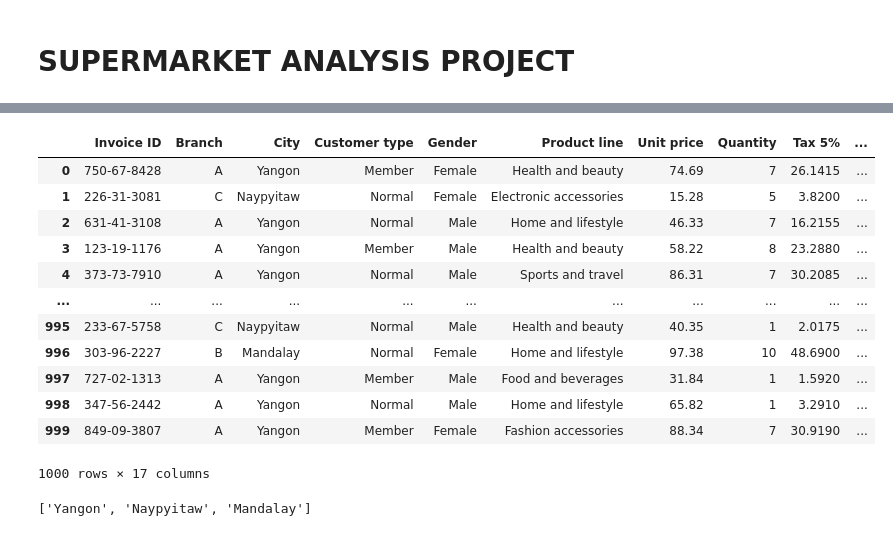
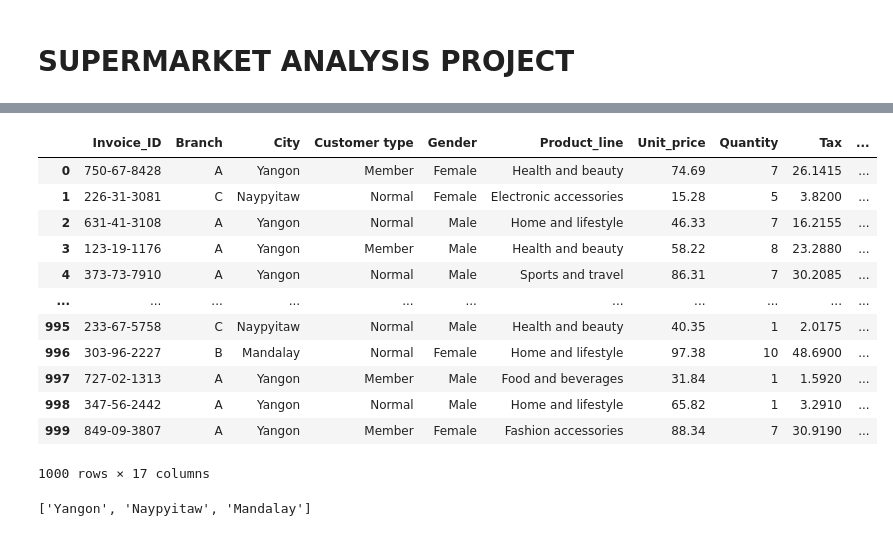
Before and after one commit to Abdihalim112/Supermarket-Sales-Data-analysis, a Jupyter notebook: Supermarket analysis project.ipynb, the cells around one changed output, grey strips where cells are left out. Drawn from its saved outputs; the diff is of its cells as text; code cells hidden in the pictures.

```diff
--- a/Supermarket analysis project.ipynb
+++ b/Supermarket analysis project.ipynb
@@ -13,10 +13,10 @@ Note: you may need to restart the kernel to use updated packages.
 # %%
 import pandas as pd
 # %%
-mydata = pd.read_csv("supermarket_sales - Sheet1.csv")
+mydata = pd.read_csv("supermarket_sales.csv")
 mydata
 # %% [output]
-|  | Invoice ID | Branch | City | Customer type | Gender | Product line | Unit price | Quantity | Tax 5% | ... |
+|  | Invoice_ID | Branch | City | Customer type | Gender | Product_line | Unit_price | Quantity | Tax | ... |
 | 0 | 750-67-8428 | A | Yangon | Member | Female | Health and beauty | 74.69 | 7 | 26.1415 | ... |
 | 1 | 226-31-3081 | C | Naypyitaw | Normal | Female | Electronic accessories | 15.28 | 5 | 3.8200 | ... |
 | 2 | 631-41-3108 | A | Yangon | Normal | Male | Home and lifestyle | 46.33 | 7 | 16.2155 | ... |
```
Also changed, not shown: parts of 4 cells of this notebook, 2 other files.
